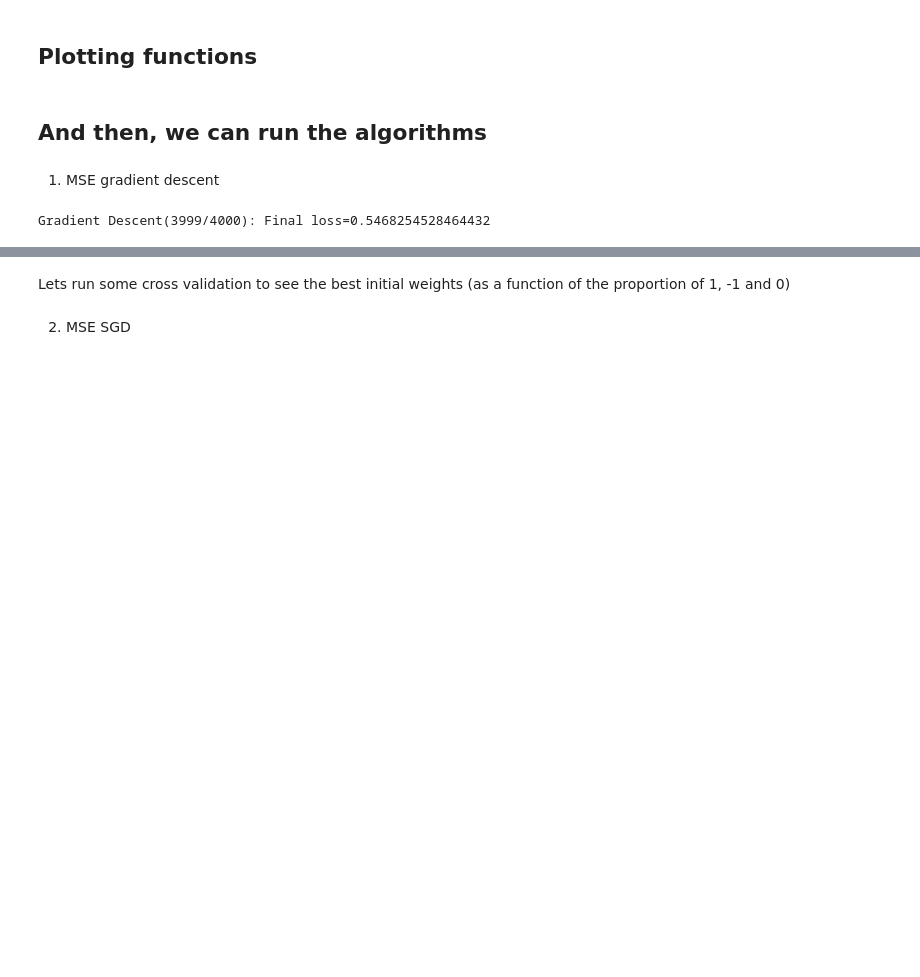
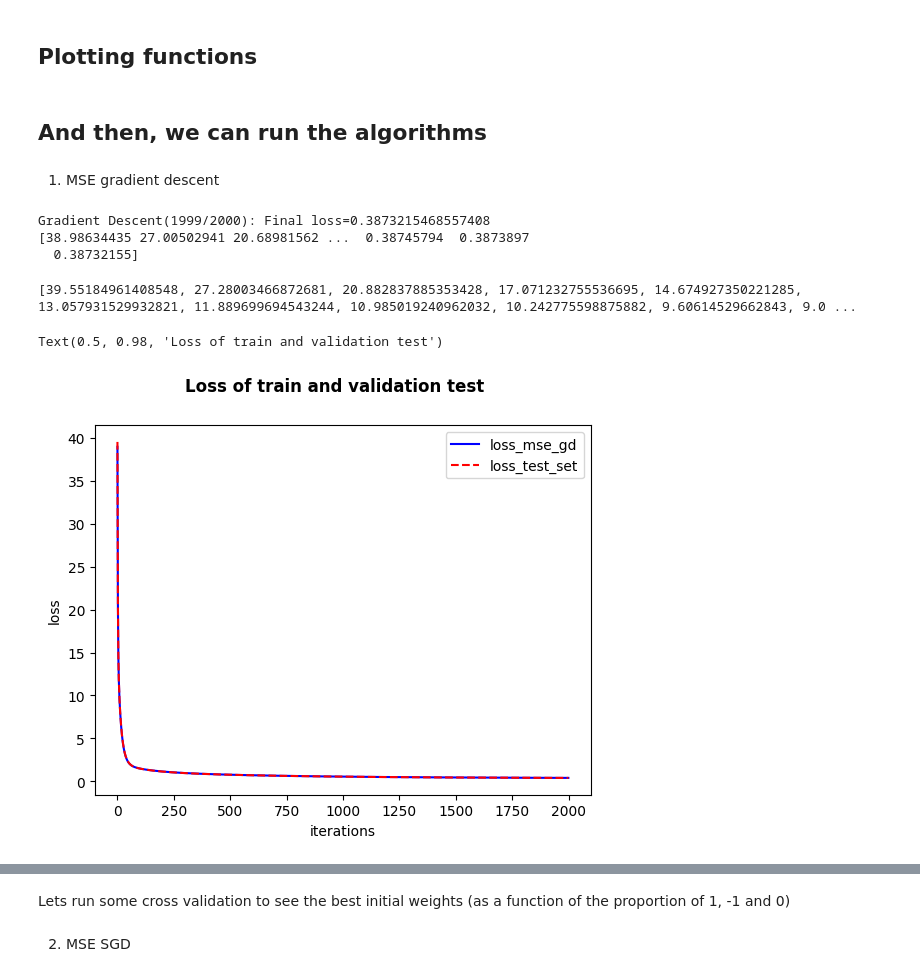
Before and after one commit to lucilemln/ML-project, a Jupyter notebook: run.ipynb, the cells around one changed output, grey strips where cells are left out. Saved outputs shown, nothing was run; the diff lists cells and outputs as text; code cells hidden in the pictures; blank space fills up the shorter version.

```diff
--- a/run.ipynb
+++ b/run.ipynb
@@ -133,10 +126,14 @@ max_iter = 500
 # %% [markdown]
 ### Separation of the dataset in a test/train set
 # %%
-tX_train_train = tX_train[:int(len(tX_train)*0.7)]
-y_train_train = y_train_sample[:int(len(tX_train)*0.7)]
-tX_train_test = tX_train[int(len(tX_train)*0.7):]
-y_train_test = y_train_sample[int(len(tX_train)*0.7):]
+#tX_train_train = tX_train[:int(len(tX_train)*0.7)]
+#y_train_train = y_train_sample[:int(len(tX_train)*0.7)]
+#tX_train_validation = tX_train[int(len(tX_train)*0.7):]
+#y_train_validation = y_train_sample[int(len(tX_train)*0.7):]
+
+split=int((len(tX_train))*0.6)
+tX_train_train, tX_train_validation = np.split(tX_train,[split])
+y_train_train, y_train_validation = np.split(y_train_sample,[split])
 # %% [markdown]
 ## Plotting functions
 # %%
@@ -162,14 +148,31 @@ def plotLossMSE(weights, loss, y, x ):
 # %%
 #Compute gradient descent with MSE as loss function (see functions.py for the function)
 
-w_mse_gd, loss_mse_gd = f.mean_squared_error_gd(y_train_train, tX_train_train, initial_w, 4000, 0.001)
+w_mse_gd, loss_mse_gd = f.mean_squared_error_gd(y_train_train, tX_train_train, initial_w, 2000, 0.005)
+print(loss_mse_gd)
 # %% [output]
-Gradient Descent(3999/4000): Final loss=0.5468254528464432
+Gradient Descent(1999/2000): Final loss=0.3873215468557408
+[38.98634435 27.00502941 20.68981562 ...  0.38745794  0.3873897
+  0.38732155]
 # %%
 loss_test_set = []
+for w in w_mse_gd:
+    loss_test_set.append(f.compute_mse(y_train_validation, tX_train_validation, w))
 
-for w in w_mse_gd:
-    loss_test_set.append(f.compute_mse(y_train_test, tX_train_test, w))
+print(loss_test_set)
+# %% [output]
+[39.55184961408548, 27.28003466872681, 20.882837885353428, 17.071232755536695, 14.674927350221285, 13.057931529932821, 11.889699694543244, 10.985019240962032, 10.242775598875882, 9.60614529662843, 9.0 ...
+# %%
+fig, ax = plt.subplots()
+ax.plot(loss_mse_gd, '-b', label='loss_mse_gd')
+ax.plot(loss_test_set, '--r', label='loss_test_set')
+leg = ax.legend(frameon=True)
+plt.xlabel('iterations')
+plt.ylabel('loss')
+fig.suptitle('Loss of train and validation test', fontweight='bold')
+# %% [output]
+Text(0.5, 0.98, 'Loss of train and validation test')
+[figure, added]
 # %%
 plt.figure(0)
 plt.semilogy(loss_mse_gd)
```
Also changed, not shown: parts of 22 cells of this notebook, 3 other files.
